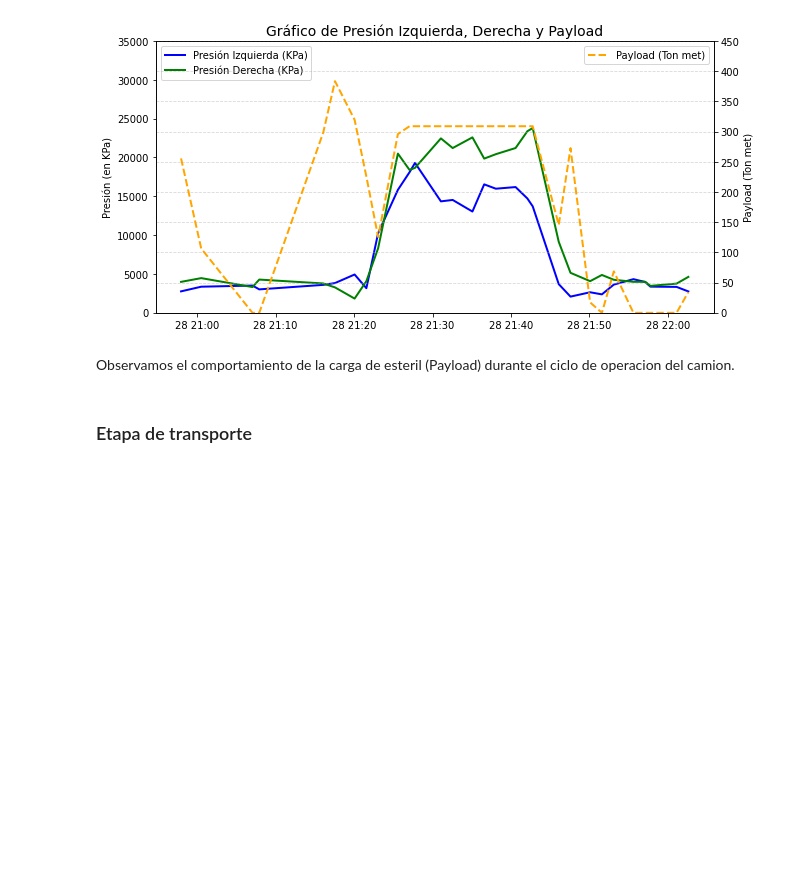
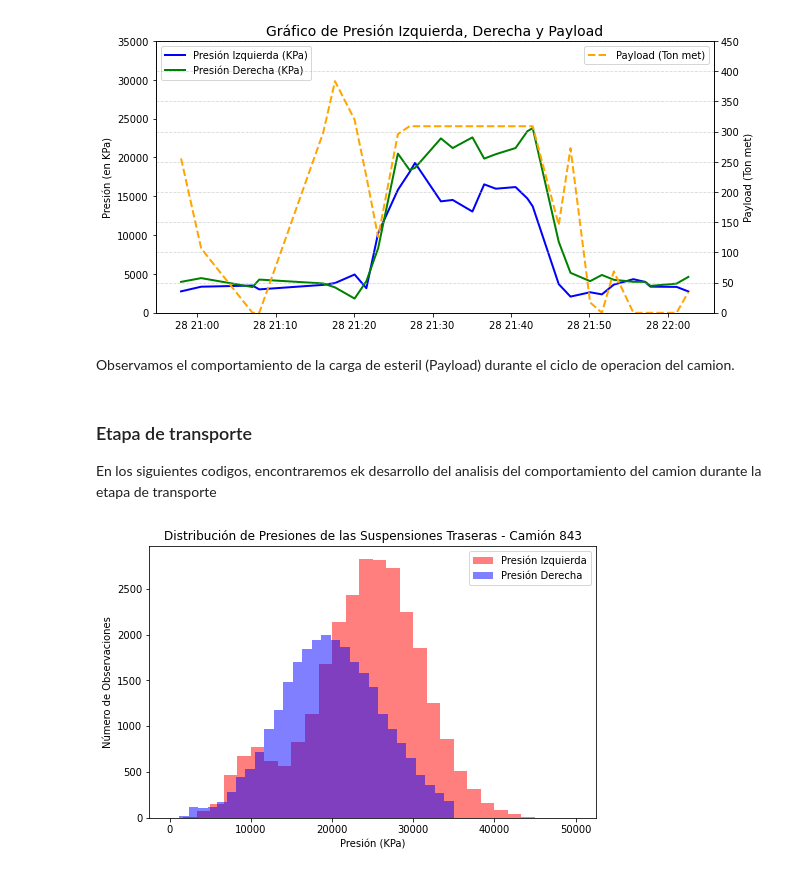
Before and after one commit to Iaibanez/jbook_ml202510, a Jupyter notebook: _sources/notebooks.ipynb, the cells around one changed output. Cells and saved outputs as stored; diff of their text form; code cells hidden in the pictures; blank space fills up the shorter version.

```diff
--- a/_sources/notebooks.ipynb
+++ b/_sources/notebooks.ipynb
@@ -278,5 +278,33 @@ plt.show()
 [figure]
 # %% [markdown]
 Observamos el comportamiento de la carga de esteril (Payload) durante el ciclo de operacion del camion.
-# %% [markdown]
-### Etapa de transporte
+# %% [markdown]
+### Etapa de transporte
+
+En los siguientes codigos, encontraremos ek desarrollo del analisis del comportamiento del camion durante la etapa de transporte
+# %%
+# Filtrar datos según las condiciones
+dfcamiones2 = dfcamiones[(dfcamiones["PayLoad"] > 150) & (dfcamiones["Road Ground"] > 10)]
+camion740 = dfcamiones2[dfcamiones2["EquipmentName"] == "022-843"]
+
+# Crear el histograma
+plt.figure(figsize=(8, 5))
+
+# Histograma de la presión izquierda
+plt.hist(camion740["StrutPressLeftRear"], bins=30, range=(0, 50000), color=(1, 0, 0, 0.5), label="Presión Izquierda")
+
+# Histograma de la presión derecha (superpuesto)
+plt.hist(camion740["StrutPressureRightRear"], bins=30, range=(0, 35000), color=(0, 0, 1, 0.5), label="Presión Derecha")
+
+# Configurar etiquetas y título
+plt.xlabel("Presión (KPa)")
+plt.ylabel("Número de Observaciones")
+plt.title("Distribución de Presiones de las Suspensiones Traseras - Camión 843")
+
+# Agregar leyenda
+plt.legend(loc="upper right")
+
+# Mostrar el gráfico
+plt.show()
+# %% [output]
+[figure, added]
```
Also changed, not shown: parts of 6 cells of this notebook, 6 other files.
